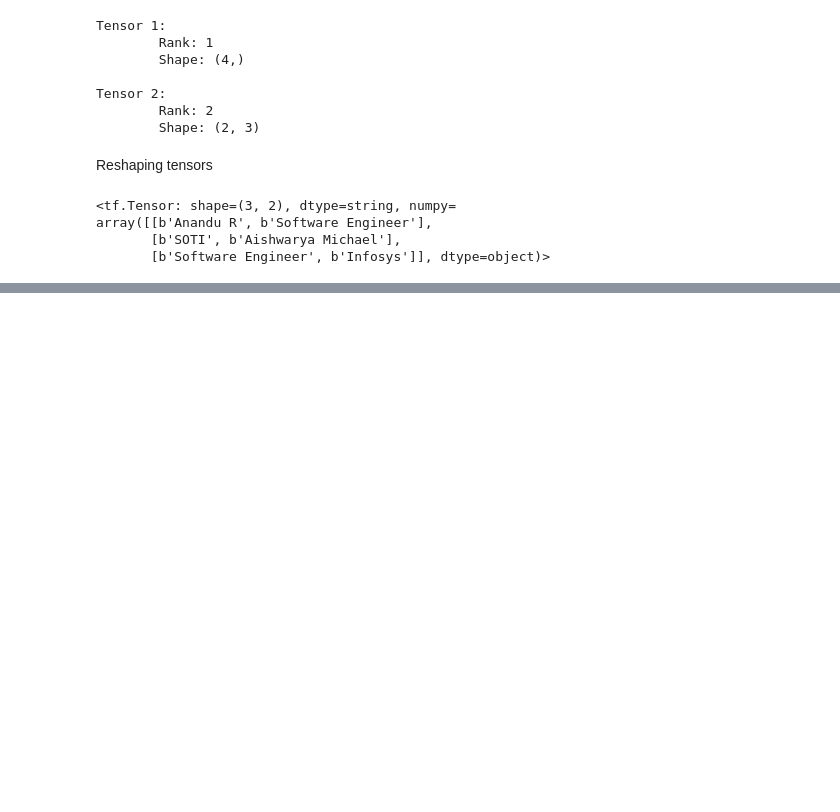
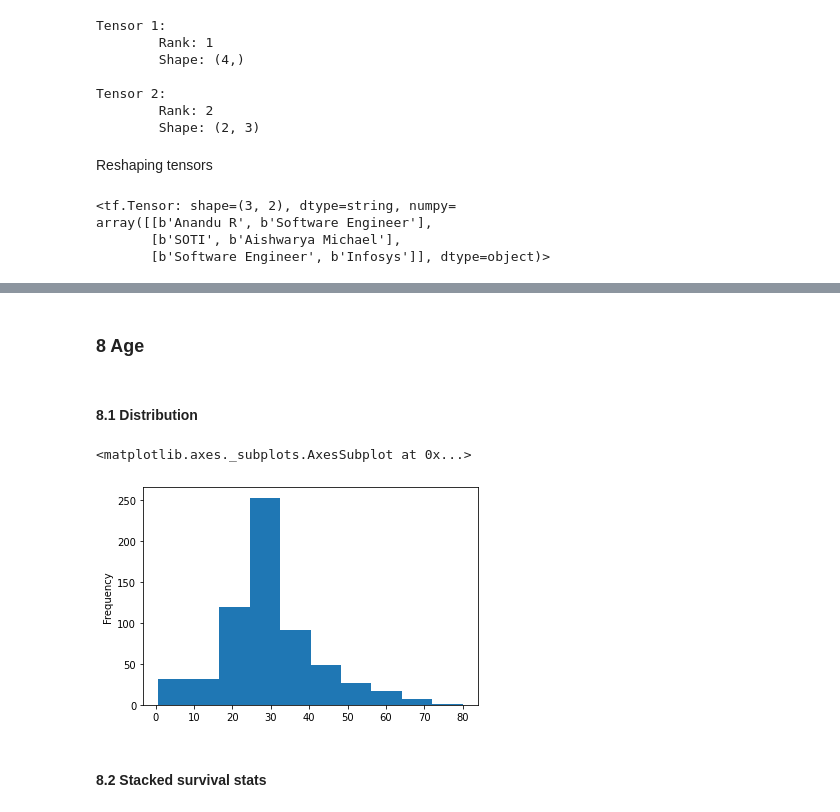
Before and after one commit to AnanduR32/DeepLearning, a Jupyter notebook: Basics/TensorFlow 2.0/Tensorflow_2_0.ipynb, the cells around one changed output, grey strips where cells are left out. Drawn from its saved outputs; the diff is of its cells as text; code cells hidden in the pictures; blank space fills up the shorter version.

```diff
--- a/Basics/TensorFlow 2.0/Tensorflow_2_0.ipynb
+++ b/Basics/TensorFlow 2.0/Tensorflow_2_0.ipynb
@@ -193,0 +234,11 @@ df.plot(kind = "bar", stacked = False)
+# %% [markdown]
+### 8 Age
+# %% [markdown]
+#### 8.1 Distribution
+# %%
+df_train['age'].plot(kind = 'hist')
+# %% [output]
+<matplotlib.axes._subplots.AxesSubplot at 0x...>
+[figure, added]
+# %% [markdown]
+#### 8.2 Stacked survival stats
```
Also changed, not shown: parts of 99 cells of this notebook.
